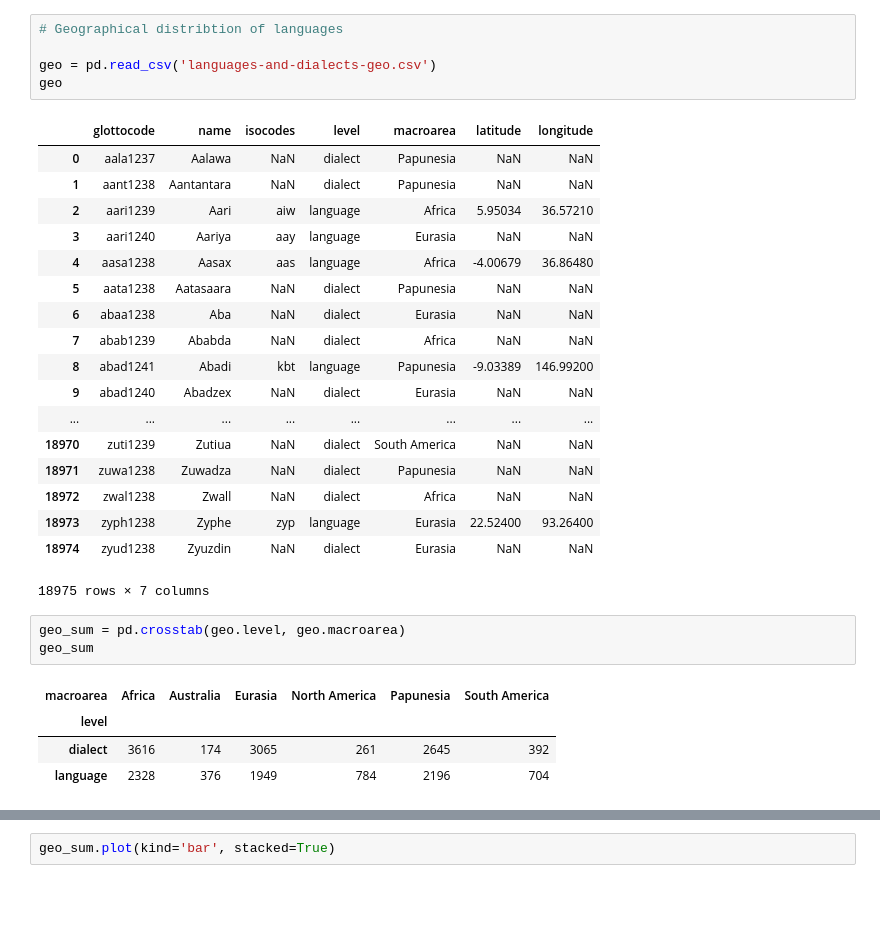
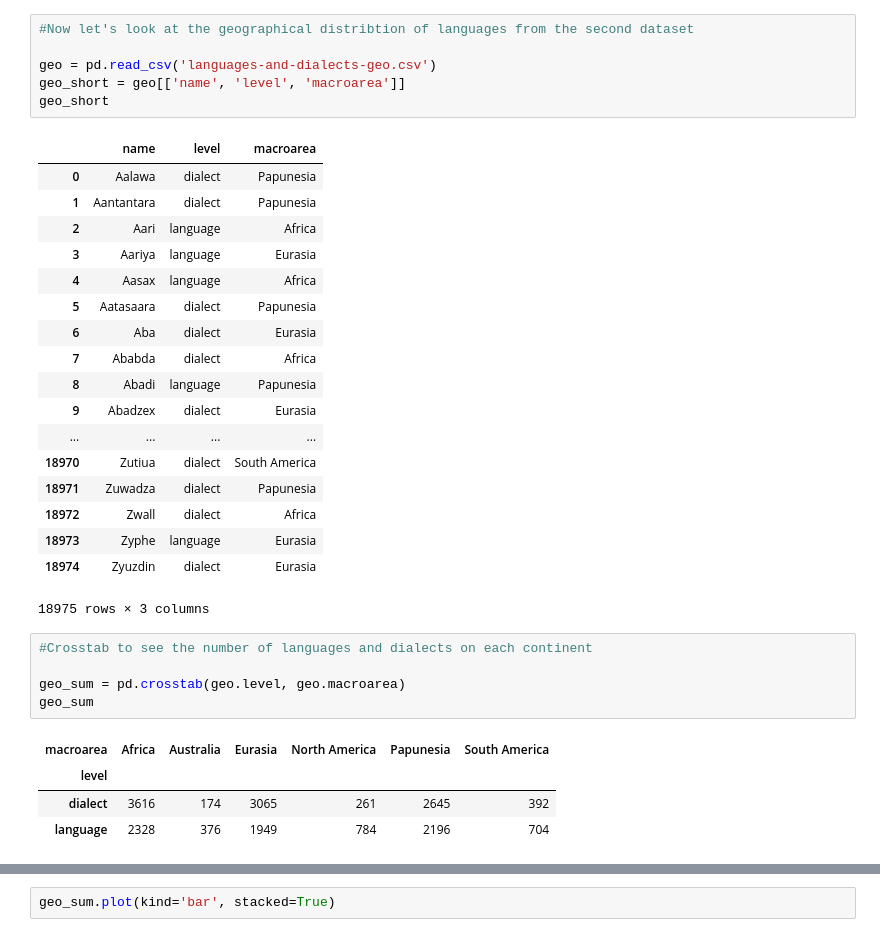
Before and after one commit to lorenanda/world-languages, a Jupyter notebook: world languages.ipynb, the cells around one changed output, grey strips where cells are left out. Drawn from its saved outputs; the diff is of its cells as text; blank space fills up the shorter version.

```diff
--- a/world languages.ipynb
+++ b/world languages.ipynb
@@ -110,28 +140,31 @@ lang_status.plot(kind='bar')
 # %%
-# Geographical distribtion of languages
+#Now let's look at the geographical distribtion of languages from the second dataset
 
 geo = pd.read_csv('languages-and-dialects-geo.csv')
-geo
+geo_short = geo[['name', 'level', 'macroarea']]
+geo_short
 # %% [output]
-|  | glottocode | name | isocodes | level | macroarea | latitude | longitude |
-| 0 | aala1237 | Aalawa | NaN | dialect | Papunesia | NaN | NaN |
-| 1 | aant1238 | Aantantara | NaN | dialect | Papunesia | NaN | NaN |
-| 2 | aari1239 | Aari | aiw | language | Africa | 5.95034 | 36.57210 |
-| 3 | aari1240 | Aariya | aay | language | Eurasia | NaN | NaN |
-| 4 | aasa1238 | Aasax | aas | language | Africa | -4.00679 | 36.86480 |
-| 5 | aata1238 | Aatasaara | NaN | dialect | Papunesia | NaN | NaN |
-| 6 | abaa1238 | Aba | NaN | dialect | Eurasia | NaN | NaN |
-| 7 | abab1239 | Ababda | NaN | dialect | Africa | NaN | NaN |
-| 8 | abad1241 | Abadi | kbt | language | Papunesia | -9.03389 | 146.99200 |
-| 9 | abad1240 | Abadzex | NaN | dialect | Eurasia | NaN | NaN |
-| ... | ... | ... | ... | ... | ... | ... | ... |
-| 18970 | zuti1239 | Zutiua | NaN | dialect | South America | NaN | NaN |
-| 18971 | zuwa1238 | Zuwadza | NaN | dialect | Papunesia | NaN | NaN |
-| 18972 | zwal1238 | Zwall | NaN | dialect | Africa | NaN | NaN |
-| 18973 | zyph1238 | Zyphe | zyp | language | Eurasia | 22.52400 | 93.26400 |
-| 18974 | zyud1238 | Zyuzdin | NaN | dialect | Eurasia | NaN | NaN |
+|  | name | level | macroarea |
+| 0 | Aalawa | dialect | Papunesia |
+| 1 | Aantantara | dialect | Papunesia |
+| 2 | Aari | language | Africa |
+| 3 | Aariya | language | Eurasia |
+| 4 | Aasax | language | Africa |
+| 5 | Aatasaara | dialect | Papunesia |
+| 6 | Aba | dialect | Eurasia |
+| 7 | Ababda | dialect | Africa |
+| 8 | Abadi | language | Papunesia |
+| 9 | Abadzex | dialect | Eurasia |
+| ... | ... | ... | ... |
+| 18970 | Zutiua | dialect | South America |
+| 18971 | Zuwadza | dialect | Papunesia |
+| 18972 | Zwall | dialect | Africa |
+| 18973 | Zyphe | language | Eurasia |
+| 18974 | Zyuzdin | dialect | Eurasia |
-18975 rows × 7 columns
+18975 rows × 3 columns
 # %%
+#Crosstab to see the number of languages and dialects on each continent
+
 geo_sum = pd.crosstab(geo.level, geo.macroarea)
 geo_sum
 # %% [output]
```
Also changed, not shown: parts of 21 cells of this notebook.
